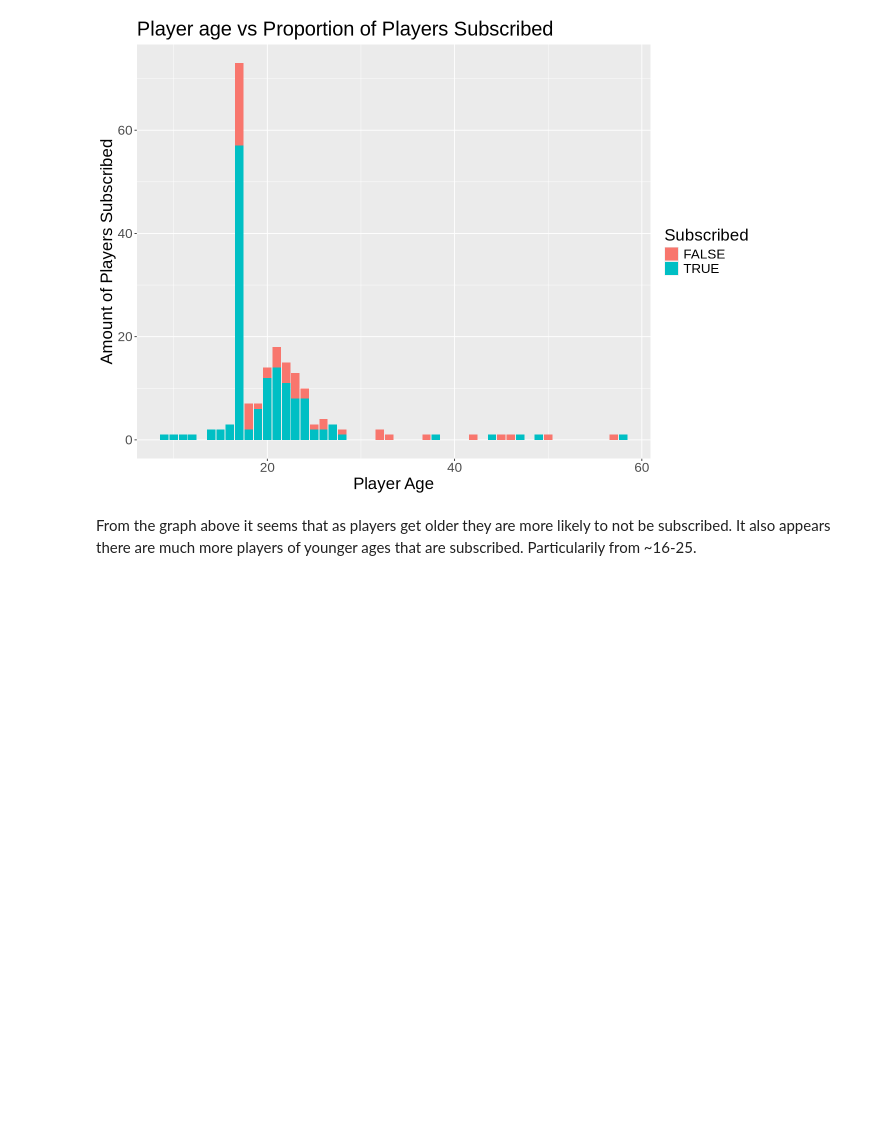
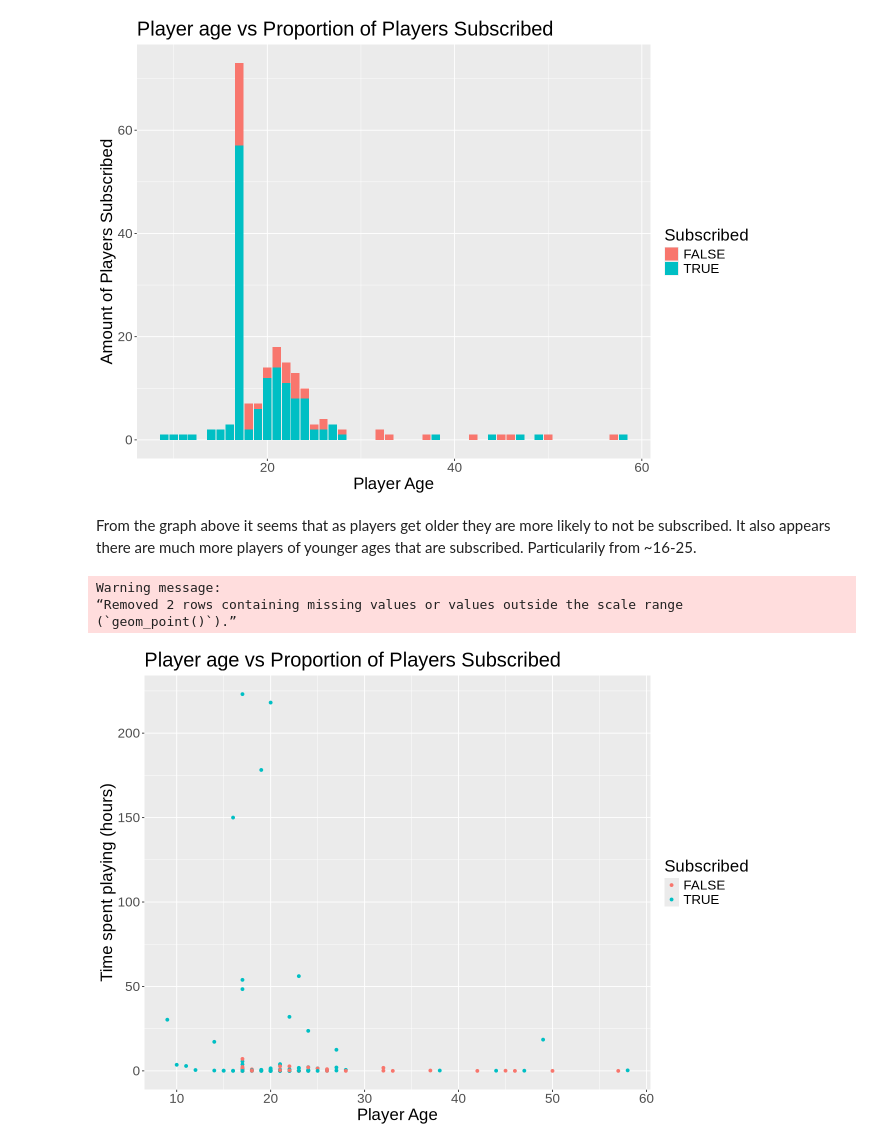
Before and after one commit to zd-del/Individual_Project_Planning, a Jupyter notebook: IndProjPlan.ipynb, the cells around one changed output. Drawn from its saved outputs; the diff is of its cells as text; code cells hidden in the pictures; blank space fills up the shorter version.

Commit message:
Created Second Visualization
Created a second visualization showing how age affects player hours. As well as how subscription status factors in.

```diff
--- a/IndProjPlan.ipynb
+++ b/IndProjPlan.ipynb
@@ -176,3 +176,19 @@ Warning message:
 [figure]
 # %% [markdown]
 From the graph above it seems that as players get older they are more likely to not be subscribed. It also appears there are much more players of younger ages that are subscribed. Particularily from ~16-25.
+# %%
+# Exploring age of player, hours played and subscription status
+options(repr.plot.width=11, repr.plot.height=8)
+playtime_plot <- ggplot(players, aes(x= Age, y = played_hours, colour = subscribe)) +
+                    geom_point() +
+                    labs(x= "Player Age",
+                         y= "Time spent playing (hours)",
+                         colour = "Subscribed",
+                         title = "Player age vs Proportion of Players Subscribed") +
+                    theme(text = element_text(size = 20))
+playtime_plot
+# %% [output]
+Warning message:
+“Removed 2 rows containing missing values or values outside the scale range
+(`geom_point()`).”
+[figure, added]
```
Also changed, not shown: parts of 2 cells of this notebook.
